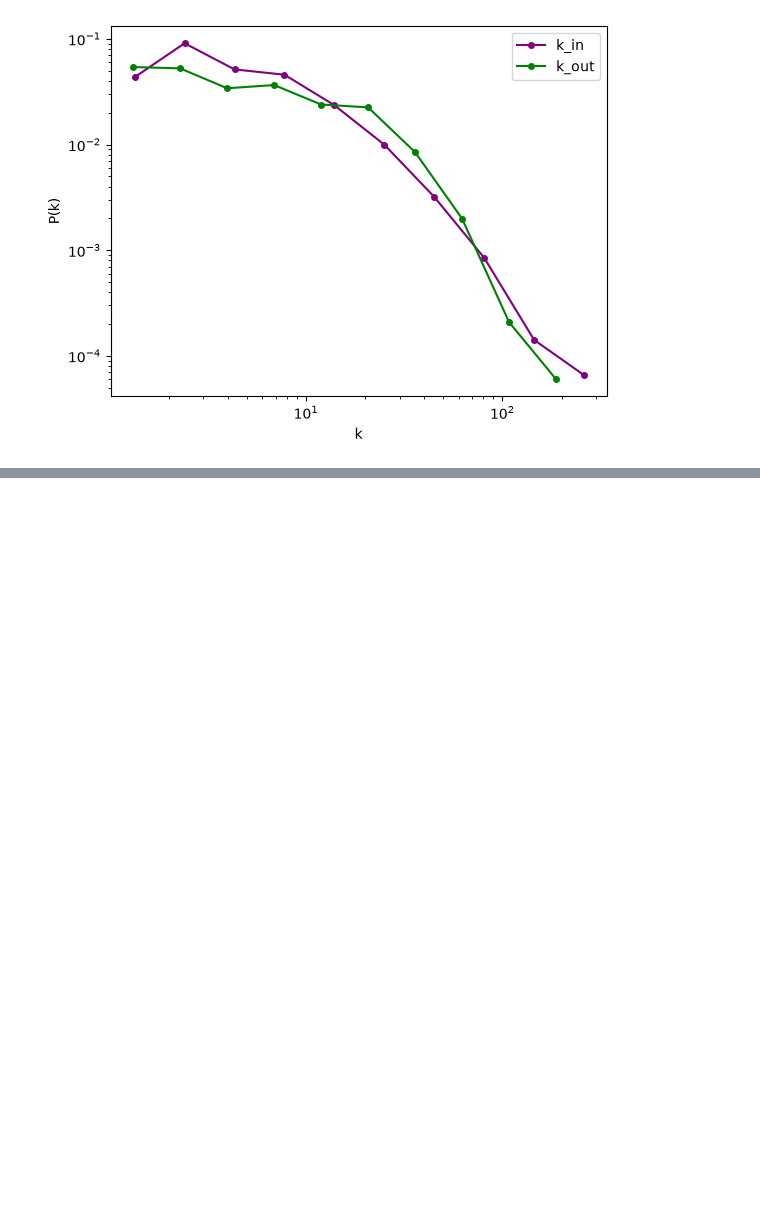
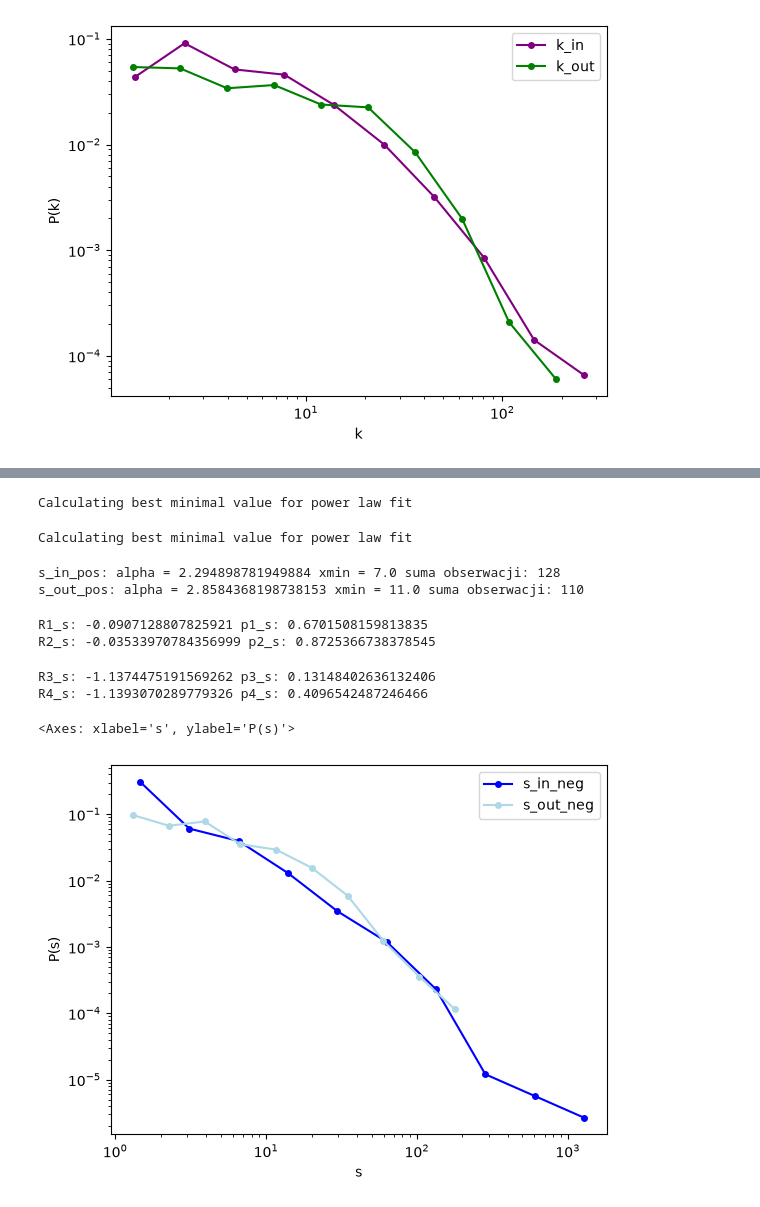
Before and after one commit to mlenart4/inzynierka, a Jupyter notebook: graph_metrics.ipynb, the cells around one changed output, grey strips where cells are left out. Cells and saved outputs as stored; diff of their text form; code cells hidden in the pictures; blank space fills up the shorter version.

```diff
--- a/graph_metrics.ipynb
+++ b/graph_metrics.ipynb
@@ -53,0 +82,39 @@ k_out: alpha = 2.8881799874538467 xmin = 22.0
+# %%
+fit_s_in_pos = pl.Fit(s_in_pos_filtered, discrete=True)
+fit_s_out_pos = pl.Fit(s_out_pos_filtered, discrete=True)
+
+print("s_in_pos: alpha =", fit_s_in_pos.alpha, "xmin =", fit_s_in_pos.xmin, "suma obserwacji:", sum(s >= fit_s_in_pos.xmin for s in s_in_pos_filtered))
+print("s_out_pos: alpha =", fit_s_out_pos.alpha, "xmin =", fit_s_out_pos.xmin, "suma obserwacji:", sum(s >= fit_s_out_pos.xmin for s in s_out_pos_filtered))
+# %% [output]
+Calculating best minimal value for power law fit
+Calculating best minimal value for power law fit
+s_in_pos: alpha = 2.294898781949884 xmin = 7.0 suma obserwacji: 128
+s_out_pos: alpha = 2.8584368198738153 xmin = 11.0 suma obserwacji: 110
+# %%
+R1_s, p1_s = fit_s_in_pos.distribution_compare("power_law", "truncated_power_law")
+print("R1_s:", R1_s, "p1_s:", p1_s)
+R2_s, p2_s = fit_s_in_pos.distribution_compare("power_law", "lognormal")
+print("R2_s:", R2_s, "p2_s:", p2_s)
+# %% [output]
+R1_s: -0.0907128807825921 p1_s: 0.6701508159813835
+R2_s: -0.03533970784356999 p2_s: 0.8725366738378545
+# %%
+R3_s, p3_s = fit_s_out_pos.distribution_compare("power_law", "truncated_power_law")
+print("R3_s:", R3_s, "p3_s:", p3_s)
+R4_s, p4_s = fit_s_out_pos.distribution_compare("power_law", "lognormal")
+print("R4_s:", R4_s, "p4_s:", p4_s)
+# %% [output]
+R3_s: -1.1374475191569262 p3_s: 0.13148402636132406
+R4_s: -1.1393070289779326 p4_s: 0.4096542487246466
+# %%
+s_in_neg_filtered = m.positive_only(s_in_neg)
+s_out_neg_filtered = m.positive_only(s_out_neg)
+
+binned_s_in_neg = m.log_binning(s_in_neg_filtered, 11)
+binned_s_out_neg = m.log_binning(s_out_neg_filtered, 11)
+
+ax_s_neg = m.plot_loglog(binned_s_in_neg, xlabel="s", ylabel="P(s)", label="s_in_neg", color="blue")
+m.plot_loglog(binned_s_out_neg, ax=ax_s_neg, xlabel="s", ylabel="P(s)", label="s_out_neg", color="lightblue")
+# %% [output]
+<Axes: xlabel='s', ylabel='P(s)'>
+[figure, added]
```
Also changed, not shown: parts of 17 cells of this notebook, 2 other files.
